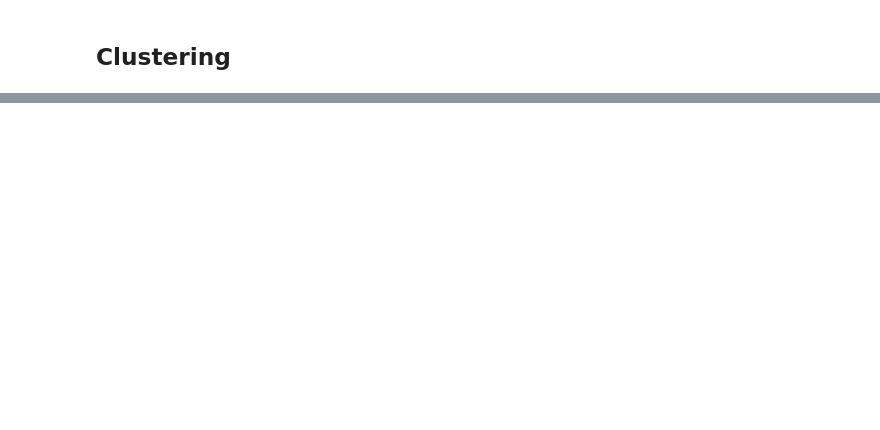
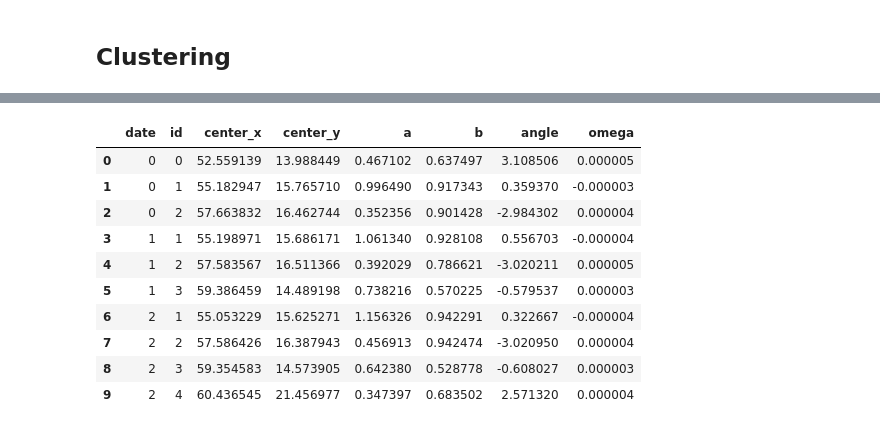
Before and after one commit to lordastorios/Projet_3A_IMTA, a Jupyter notebook: Detection/tutos/Eddies_paths.ipynb, the cells around one changed output, grey strips where cells are left out. Saved outputs shown, nothing was run; the diff lists cells and outputs as text; code cells hidden in the pictures; blank space fills up the shorter version.

```diff
--- a/Detection/tutos/Eddies_paths.ipynb
+++ b/Detection/tutos/Eddies_paths.ipynb
@@ -89,0 +83,16 @@ figure.show()
+# %%
+df = write_catalog(paths,fname='catalog.csv')
+# %%
+df
+# %% [output]
+|  | date | id | center_x | center_y | a | b | angle | omega |
+| 0 | 0 | 0 | 52.559139 | 13.988449 | 0.467102 | 0.637497 | 3.108506 | 0.000005 |
+| 1 | 0 | 1 | 55.182947 | 15.765710 | 0.996490 | 0.917343 | 0.359370 | -0.000003 |
+| 2 | 0 | 2 | 57.663832 | 16.462744 | 0.352356 | 0.901428 | -2.984302 | 0.000004 |
+| 3 | 1 | 1 | 55.198971 | 15.686171 | 1.061340 | 0.928108 | 0.556703 | -0.000004 |
+| 4 | 1 | 2 | 57.583567 | 16.511366 | 0.392029 | 0.786621 | -3.020211 | 0.000005 |
+| 5 | 1 | 3 | 59.386459 | 14.489198 | 0.738216 | 0.570225 | -0.579537 | 0.000003 |
+| 6 | 2 | 1 | 55.053229 | 15.625271 | 1.156326 | 0.942291 | 0.322667 | -0.000004 |
+| 7 | 2 | 2 | 57.586426 | 16.387943 | 0.456913 | 0.942474 | -3.020950 | 0.000004 |
+| 8 | 2 | 3 | 59.354583 | 14.573905 | 0.642380 | 0.528778 | -0.608027 | 0.000003 |
+| 9 | 2 | 4 | 60.436545 | 21.456977 | 0.347397 | 0.683502 | 2.571320 | 0.000004 |
```
Also changed, not shown: parts of 5 cells of this notebook, 6 other files.
